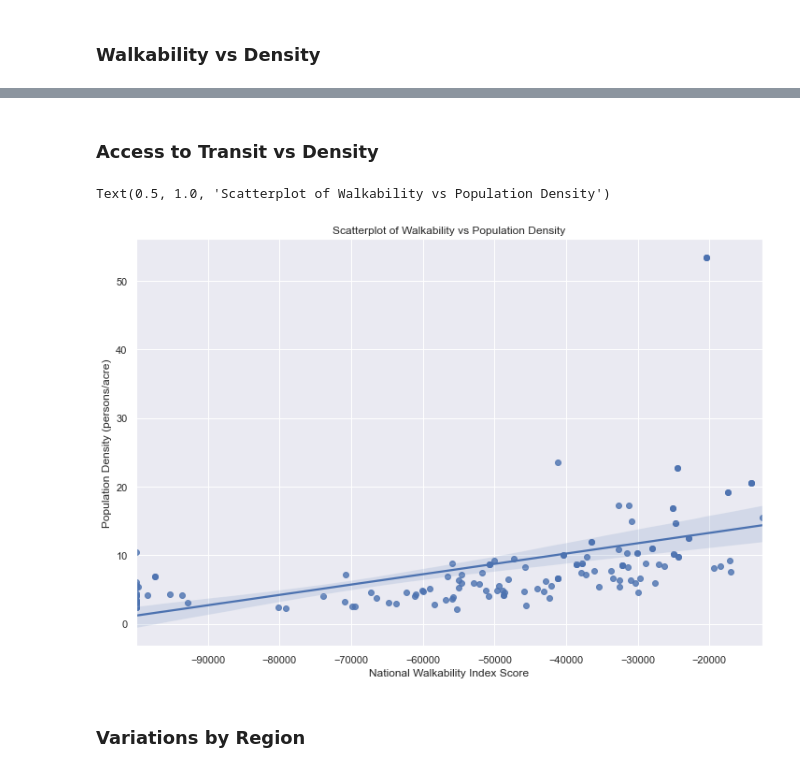
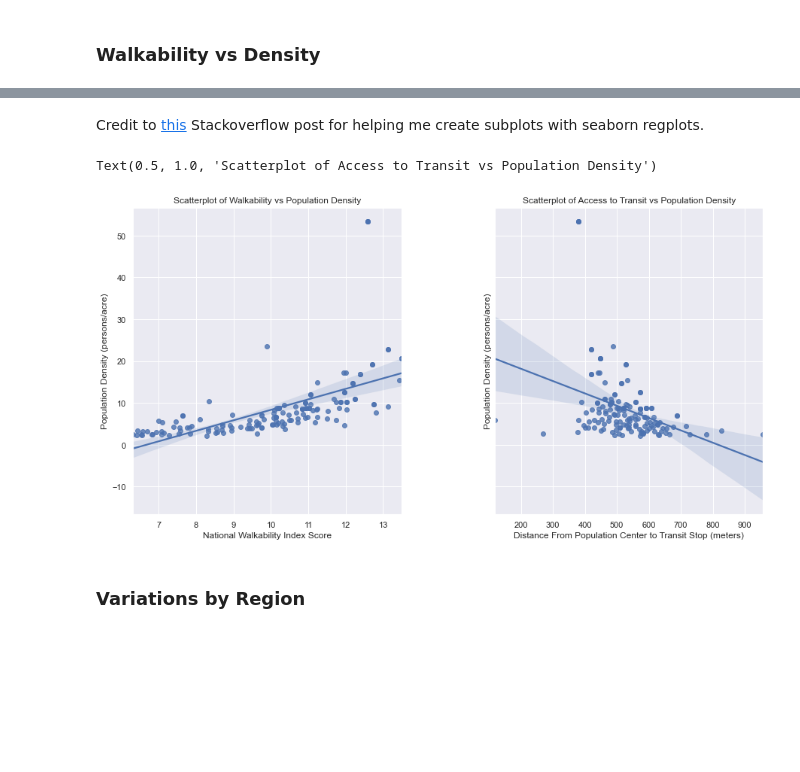
Before and after one commit to haleyej/330_final_project, a Jupyter notebook: process_data.ipynb, the cells around one changed output, grey strips where cells are left out. Saved outputs shown, nothing was run; the diff lists cells and outputs as text; code cells hidden in the pictures; blank space fills up the shorter version.

```diff
--- a/process_data.ipynb
+++ b/process_data.ipynb
@@ -393,12 +389,19 @@ Text(0.5, 1.0, 'Scatterplot of Walkability vs Population Density')
-# %% [markdown]
-<h3>Access to Transit vs Density</h3>
-# %%
-rcParams['figure.figsize'] = 12,8
-g = sns.regplot(x = 'D4A', y = 'D1B', data = df)
-g.set(xlabel = 'National Walkability Index Score', ylabel = 'Population Density (persons/acre)')
-g.set_title("Scatterplot of Walkability vs Population Density")
-# %% [output]
-Text(0.5, 1.0, 'Scatterplot of Walkability vs Population Density')
-[figure, removed]
+# %% [markdown]
+Credit to <a href="https://stackoverflow.com/questions/33049884/how-to-plot-2-seaborn-lmplots-side-by-side">this</a> Stackoverflow post for helping me create subplots with seaborn regplots.
+# %%
+fig, (ax1, ax2) = plt.subplots(ncols = 2, sharey = True)
+fig.set_size_inches(15, 7.5)
+fig.subplots_adjust(hspace = 0.5, wspace = 0.35)
+
+f1 = sns.regplot(x = 'NatWalkInd', y = 'D1B', data = df, ax = ax1)
+f1.set(xlabel = 'National Walkability Index Score', ylabel = 'Population Density (persons/acre)')
+f1.set_title("Scatterplot of Walkability vs Population Density")
+
+f2 = sns.regplot(x = 'D4A', y = 'D1B', data = df, ax = ax2)
+f2.set(xlabel = 'Distance From Population Center to Transit Stop (meters)', ylabel = 'Population Density (persons/acre)')
+f2.set_title("Scatterplot of Access to Transit vs Population Density")
+# %% [output]
+Text(0.5, 1.0, 'Scatterplot of Access to Transit vs Population Density')
+[figure, added]
 # %% [markdown]
 <h3>Variations by Region</h3>
```
Also changed, not shown: parts of 21 cells of this notebook.
